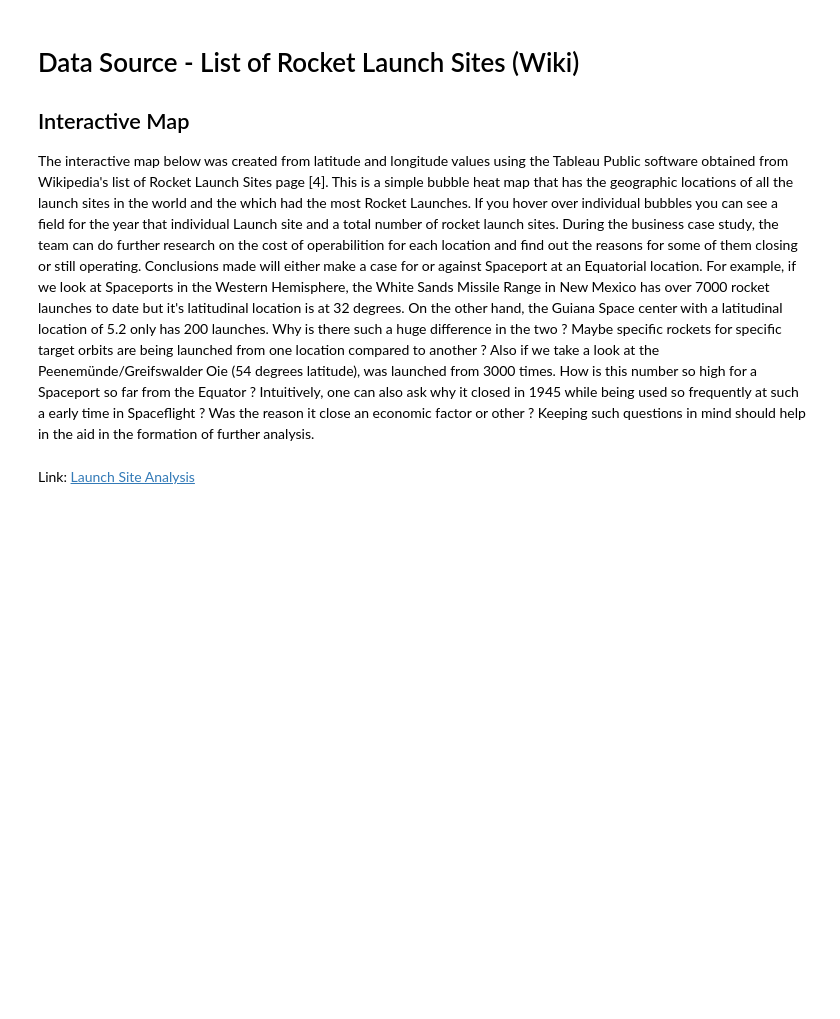
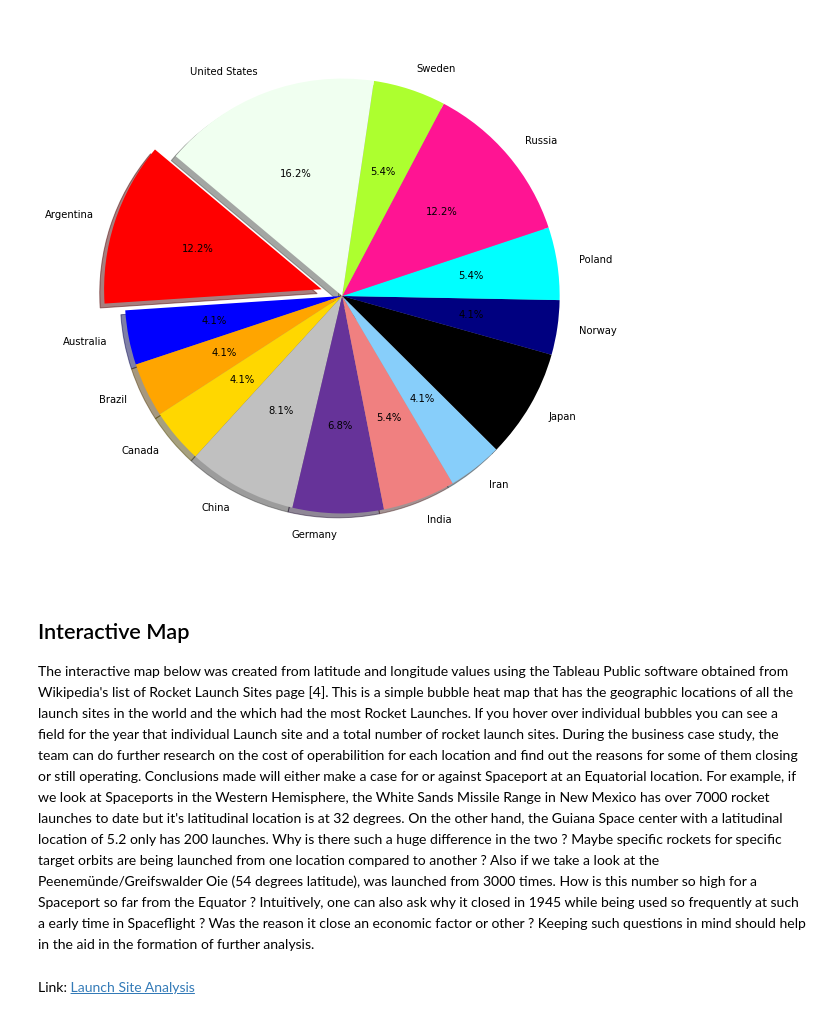
Before and after one commit to GateraGael/Data-Science-Life-Cycle-Global-Rocket-Launch-Study, a Jupyter notebook: Aerospace_Launch_Business_Data_Analysis.ipynb, the cells around one changed output. Drawn from its saved outputs; the diff is of its cells as text; code cells hidden in the pictures; blank space fills up the shorter version.

```diff
--- a/Aerospace_Launch_Business_Data_Analysis.ipynb
+++ b/Aerospace_Launch_Business_Data_Analysis.ipynb
@@ -13,5 +195,13 @@ NSBE's East African Spaceport Feasibility study is conducting a research study w
+# %%
+# Tells matplotlib to seperate the "Python" section from the others
+labels = countries_names_3
+colors = ["red","blue","orange","gold","silver","rebeccapurple",
+          "lightcoral","lightskyblue","black","navy","cyan",
+          "deeppink","greenyellow","honeydew"]
+explode = (0.1, 0, 0, 0, 0, 0, 0, 0, 0, 0, 0, 0, 0, 0)
+plt.pie(countries_counts_3, explode=explode, labels=labels, colors=colors, autopct="%1.1f%%", shadow=True, startangle=140);
+# %% [output]
+[figure, added]
 # %% [markdown]
-# Data Source - List of Rocket Launch Sites (Wiki)
-
 ## Interactive Map
 
```
Also changed, not shown: parts of 39 cells of this notebook.
